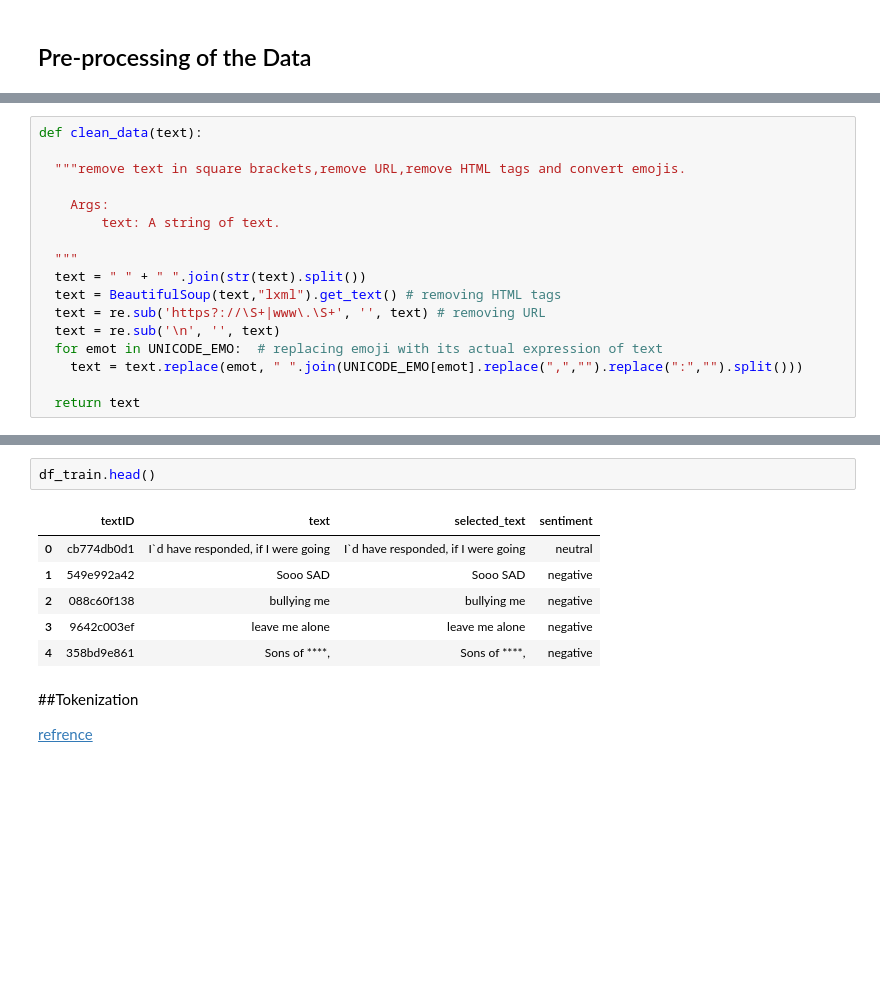
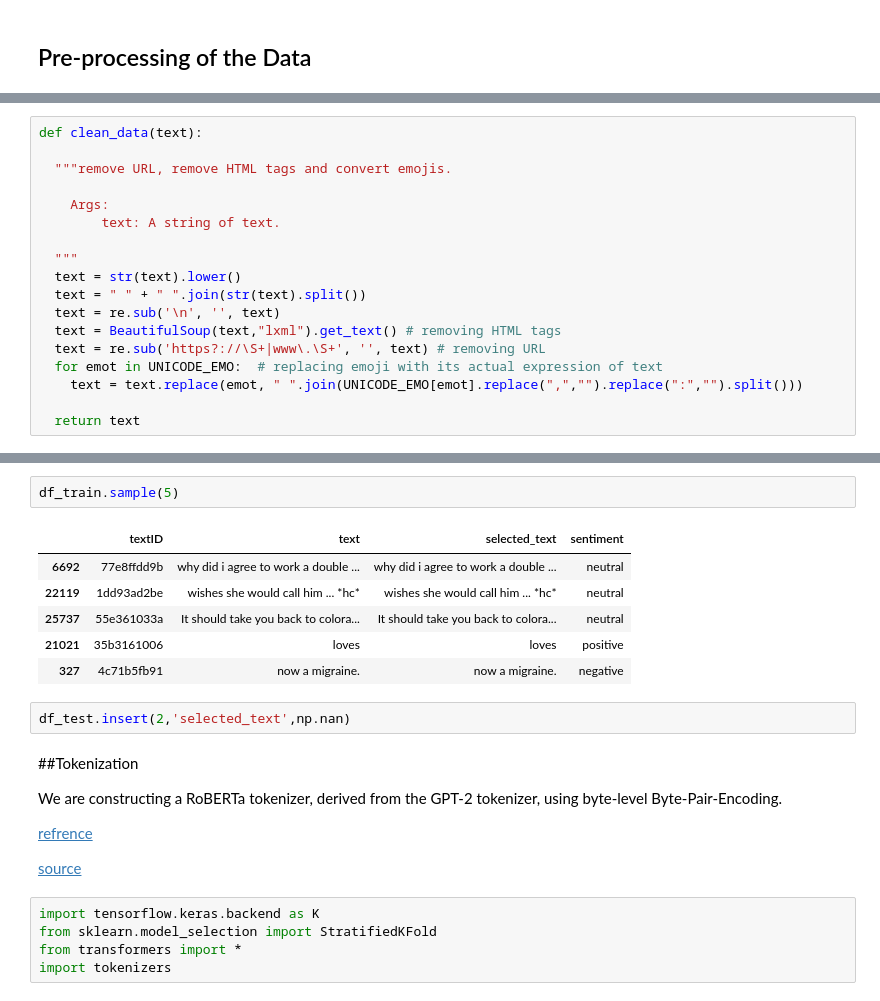
Before and after one commit to jrakhshanda/Text-Mining, a Jupyter notebook: text_mining.ipynb, the cells around one changed output, grey strips where cells are left out. Drawn from its saved outputs; the diff is of its cells as text; blank space fills up the shorter version.

```diff
--- a/text_mining.ipynb
+++ b/text_mining.ipynb
@@ -93,16 +95,17 @@ Requirement already satisfied: emot in /usr/local/lib/python3.6/dist-packages (2
 # %%
 def clean_data(text):
 
-  """remove text in square brackets,remove URL,remove HTML tags and convert emojis.
+  """remove URL, remove HTML tags and convert emojis.
 
     Args:
         text: A string of text.
 
   """
+  text = str(text).lower()
   text = " " + " ".join(str(text).split())
+  text = re.sub('\n', '', text)
   text = BeautifulSoup(text,"lxml").get_text() # removing HTML tags
   text = re.sub('https?://\S+|www\.\S+', '', text) # removing URL
-  text = re.sub('\n', '', text)
   for emot in UNICODE_EMO:  # replacing emoji with its actual expression of text
     text = text.replace(emot, " ".join(UNICODE_EMO[emot].replace(",","").replace(":","").split()))
 
@@ -125,13 +122,24 @@ df_test.head()
-# %%
-df_train.head()
-# %% [output]
-|  | textID | text | selected_text | sentiment |
-| 0 | cb774db0d1 | I`d have responded, if I were going | I`d have responded, if I were going | neutral |
-| 1 | 549e992a42 | Sooo SAD | Sooo SAD | negative |
-| 2 | 088c60f138 | bullying me | bullying me | negative |
-| 3 | 9642c003ef | leave me alone | leave me alone | negative |
-| 4 | 358bd9e861 | Sons of ****, | Sons of ****, | negative |
-# %% [markdown]
-##Tokenization
-
-[refrence](https://github.com/pytorch/fairseq/tree/master/examples/language_model)
+# %%
+df_train.sample(5)
+# %% [output]
+|  | textID | text | selected_text | sentiment |
+| 6692 | 77e8ffdd9b | why did i agree to work a double ... | why did i agree to work a double ... | neutral |
+| 22119 | 1dd93ad2be | wishes she would call him ... *hc* | wishes she would call him ... *hc* | neutral |
+| 25737 | 55e361033a | It should take you back to colora... | It should take you back to colora... | neutral |
+| 21021 | 35b3161006 | loves | loves | positive |
+| 327 | 4c71b5fb91 | now a migraine. | now a migraine. | negative |
+# %%
+df_test.insert(2,'selected_text',np.nan)
+# %% [markdown]
+##Tokenization
+
+We are constructing a RoBERTa tokenizer, derived from the GPT-2 tokenizer, using byte-level Byte-Pair-Encoding.
+
+[refrence](https://huggingface.co/transformers/model_doc/roberta.html#)
+
+[source](https://huggingface.co/transformers/_modules/transformers/models/roberta/tokenization_roberta.html#RobertaTokenizer)
+# %%
+import tensorflow.keras.backend as K
+from sklearn.model_selection import StratifiedKFold
+from transformers import *
+import tokenizers
```
Also changed, not shown: parts of 9 cells of this notebook.
